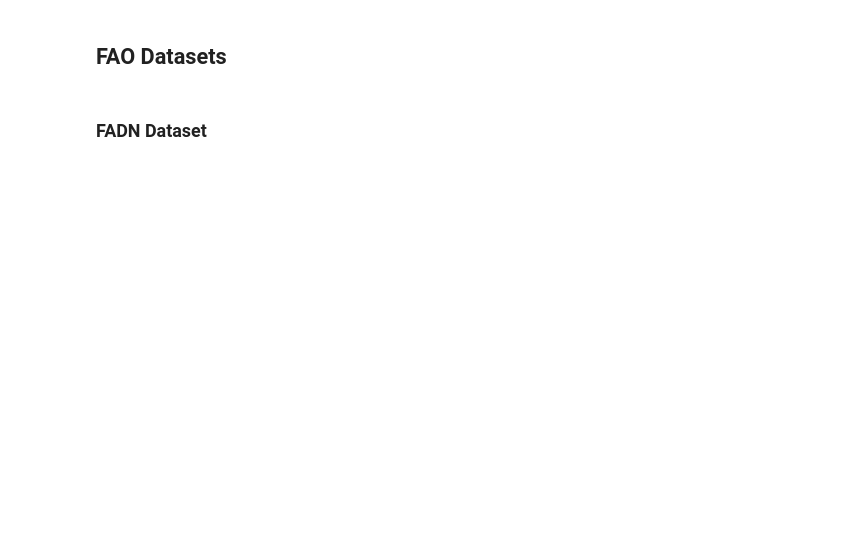
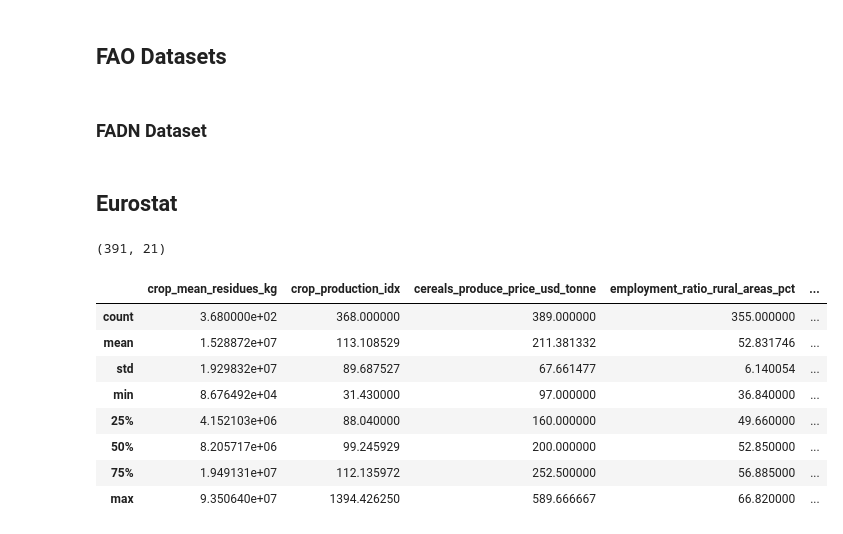
Before and after one commit to rmsryu/ca2-agriculture, a Jupyter notebook: notebooks/00_agriculture_datasets.ipynb, the cells around one changed output. Drawn from its saved outputs; the diff is of its cells as text; code cells hidden in the pictures; blank space fills up the shorter version.

```diff
--- a/notebooks/00_agriculture_datasets.ipynb
+++ b/notebooks/00_agriculture_datasets.ipynb
@@ -130,6 +163,20 @@ agriculture_df = agriculture_df.merge(get_fao_dataset("fao-agriculture-value-add
 # %% [markdown]
 ### FADN Dataset
-# %%
-agriculture_df = agriculture_df.merge(get_fand_dataset("fadn-subsides", ["year","country","subsidies_on_crops_€","compensatory_payments_area_€","set_aside_premiums_€","other_crops_subsidies_€", "farms_represented"] ), how="left")
+# %%
+agriculture_df = agriculture_df.merge(get_fand_dataset("fadn-subsides", "(SE610) Total subsidies on crops (€)", "total_subsides_on_field_crops" ), how="left")
+agriculture_df = agriculture_df.merge(get_fand_dataset("fadn-rented-land", "(SE030) Rented UAA (ha)",           "rented_land_ha"                ), how="left")
+agriculture_df = agriculture_df.merge(get_fand_dataset("fadn-rented-land", "(SE375) Rent paid (€)",             "rent_paid"                     ), how="left")
+agriculture_df = agriculture_df.merge(get_fand_dataset("fadn-rented-land", "(SE025) Total Utilised Agricultural Area (ha)", "total_uaa_ha"      ), how="left")
+if "pct_rented_land_of_uaa" not in agriculture_df.columns:
+    agriculture_df["pct_rented_land_of_uaa"] = agriculture_df.apply(lambda x: ((x["rented_land_ha"] / x["total_uaa_ha"] ) * 100) if x["total_uaa_ha"] != None else np.nan, axis=1)
+# %% [markdown]
+## Eurostat
+# %%
+# current prices, million euro
+agriculture_df = agriculture_df.merge(get_eurostat_gross_value_added(indicator="Value added, gross", column = "gross_value_added"), how="left")
+# current prices, million euro
+agriculture_df = agriculture_df.merge(get_eurostat_gross_value_added(indicator="Compensation of employees", column = "compensation_of_employees"), how="left")
+# current prices, million euro
+agriculture_df = agriculture_df.merge(get_eurostat_gross_value_added(indicator="Wages and salaries", column = "wages_and_salaries"), how="left")
 # %%
 # fadn data available only from 2003
@@ -140,3 +187,19 @@ agriculture_df = agriculture_df.set_index(["country","year"])
 
 # drop all rows wit no values
 agriculture_df = agriculture_df.drop(agriculture_df[agriculture_df.isna().all(axis=1) == True].index)
+# %%
+agriculture_df.shape
+# %% [output]
+(391, 21)
+# %%
+agriculture_df.describe()
+# %% [output]
+|  | crop_mean_residues_kg | crop_production_idx | cereals_produce_price_usd_tonne | employment_ratio_rural_areas_pct | ... |
+| count | 3.680000e+02 | 368.000000 | 389.000000 | 355.000000 | ... |
+| mean | 1.528872e+07 | 113.108529 | 211.381332 | 52.831746 | ... |
+| std | 1.929832e+07 | 89.687527 | 67.661477 | 6.140054 | ... |
+| min | 8.676492e+04 | 31.430000 | 97.000000 | 36.840000 | ... |
+| 25% | 4.152103e+06 | 88.040000 | 160.000000 | 49.660000 | ... |
+| 50% | 8.205717e+06 | 99.245929 | 200.000000 | 52.850000 | ... |
+| 75% | 1.949131e+07 | 112.135972 | 252.500000 | 56.885000 | ... |
+| max | 9.350640e+07 | 1394.426250 | 589.666667 | 66.820000 | ... |
```
Also changed, not shown: parts of 27 cells of this notebook, 2 other files.
